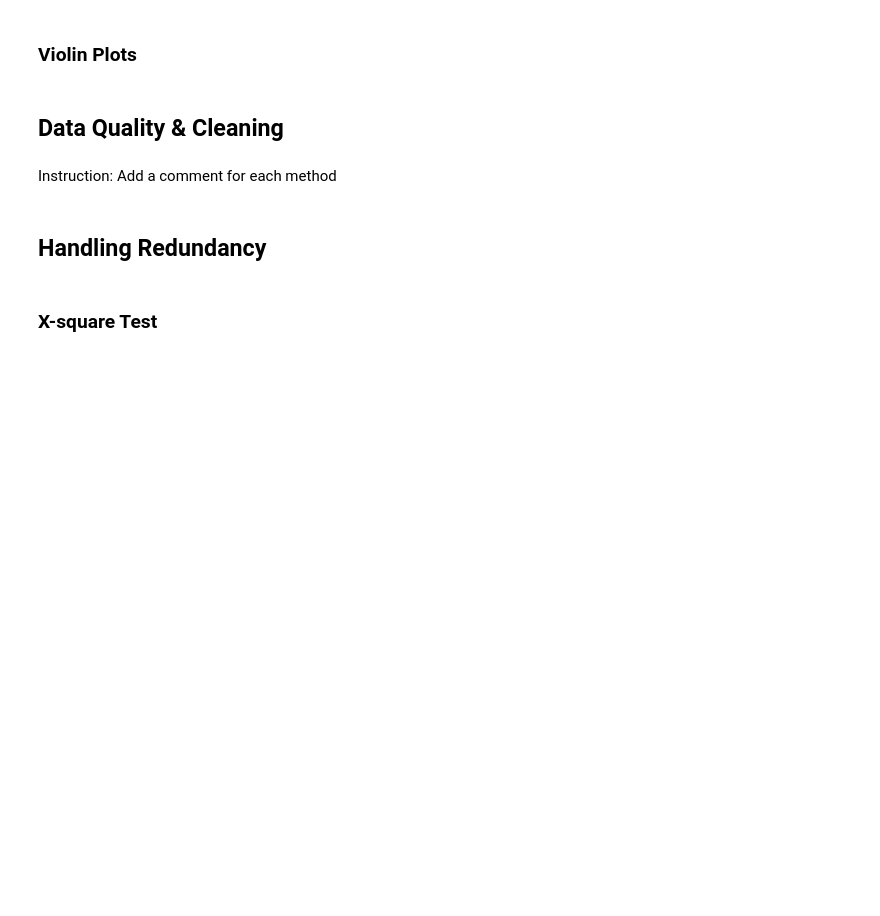
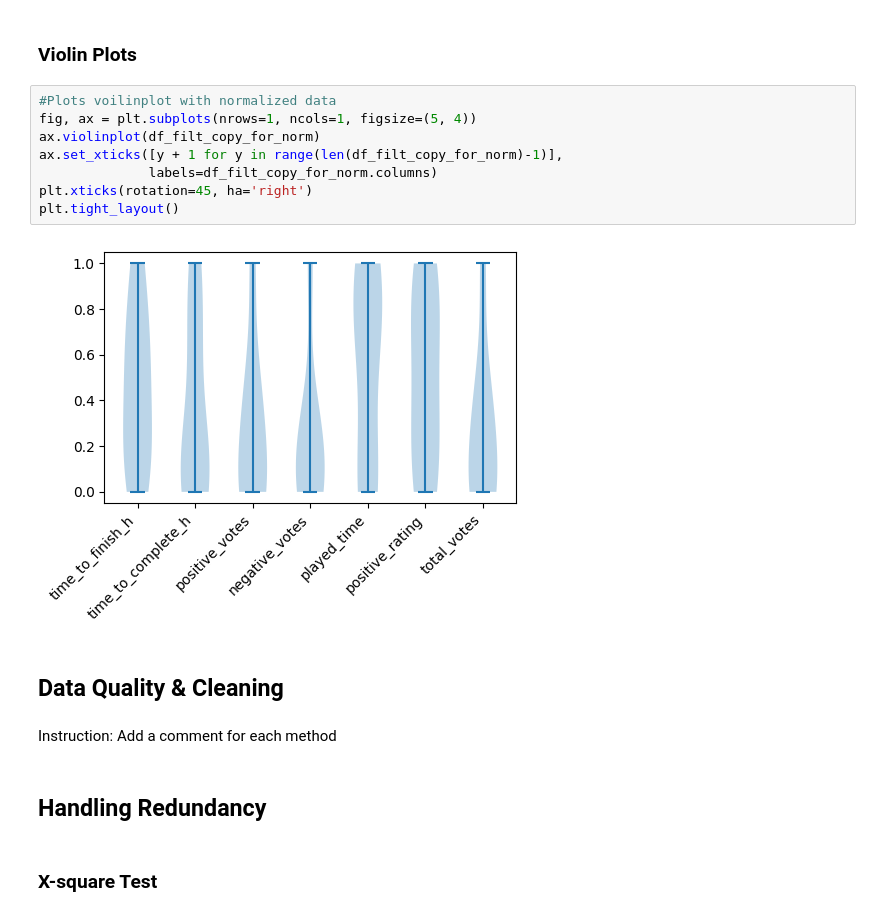
Before and after one commit to Sharpy796/CMPS4510_SteamGameAnalyzer, a Jupyter notebook: project_cluster_cmps451.ipynb, the cells around one changed output. Cells and saved outputs as stored; diff of their text form; blank space fills up the shorter version.

```diff
--- a/project_cluster_cmps451.ipynb
+++ b/project_cluster_cmps451.ipynb
@@ -249,5 +257,15 @@ boxplot = df.boxplot()
 # %% [markdown]
 ### Violin Plots
+# %%
+#Plots voilinplot with normalized data
+fig, ax = plt.subplots(nrows=1, ncols=1, figsize=(5, 4))
+ax.violinplot(df_filt_copy_for_norm)
+ax.set_xticks([y + 1 for y in range(len(df_filt_copy_for_norm)-1)],
+              labels=df_filt_copy_for_norm.columns)
+plt.xticks(rotation=45, ha='right')
+plt.tight_layout()
+# %% [output]
+[figure, added]
 # %% [markdown]
 ## Data Quality & Cleaning
 # %% [markdown]
```
Also changed, not shown: parts of 2 cells of this notebook.
